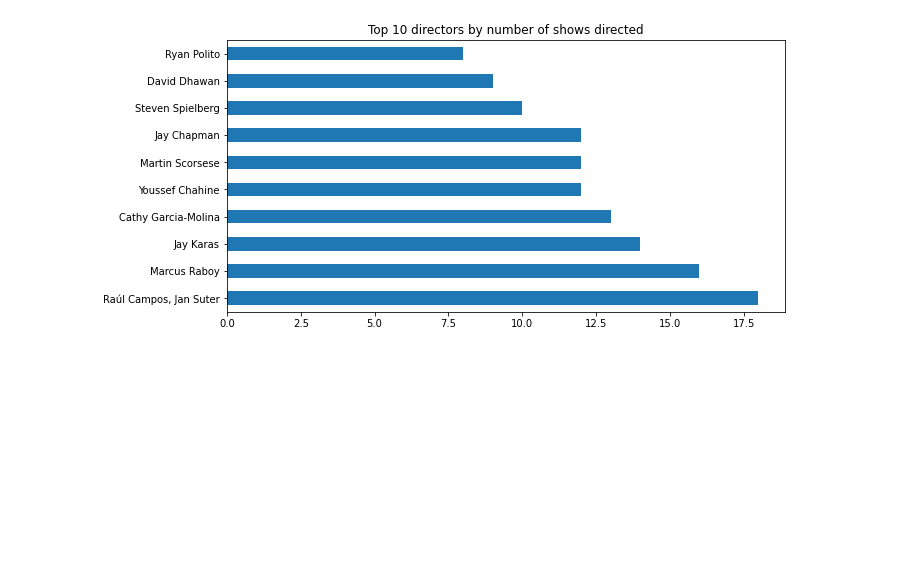
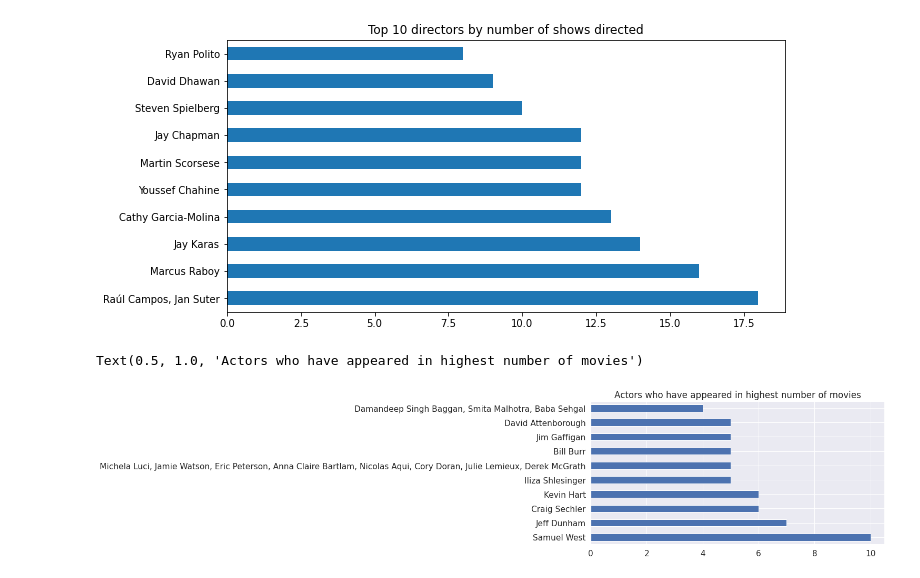
Before and after one commit to vinodvicki/NETFLIX-MOVIE-TV-SHOWS-CLUSTERING, a Jupyter notebook: NETFLIX_MOVIE_AND_TV_SHOWS_CLUSTERING.ipynb, the cells around one changed output. Drawn from its saved outputs; the diff is of its cells as text; code cells hidden in the pictures; blank space fills up the shorter version.

```diff
--- a/NETFLIX_MOVIE_AND_TV_SHOWS_CLUSTERING.ipynb
+++ b/NETFLIX_MOVIE_AND_TV_SHOWS_CLUSTERING.ipynb
@@ -512,3 +507,11 @@ plt.title('Top 10 directors by number of shows directed')
 plt.show()
 # %% [output]
 [figure]
+# %%
+# Top actors for movies
+plt.figure(figsize=(10,5))
+df[~(df['cast']=='Unknown') & (df['type']=='Movie')].cast.value_counts().nlargest(10).plot(kind='barh')
+plt.title('Actors who have appeared in highest number of movies')
+# %% [output]
+Text(0.5, 1.0, 'Actors who have appeared in highest number of movies')
+[figure, added]
```
Also changed, not shown: parts of 52 cells of this notebook.
